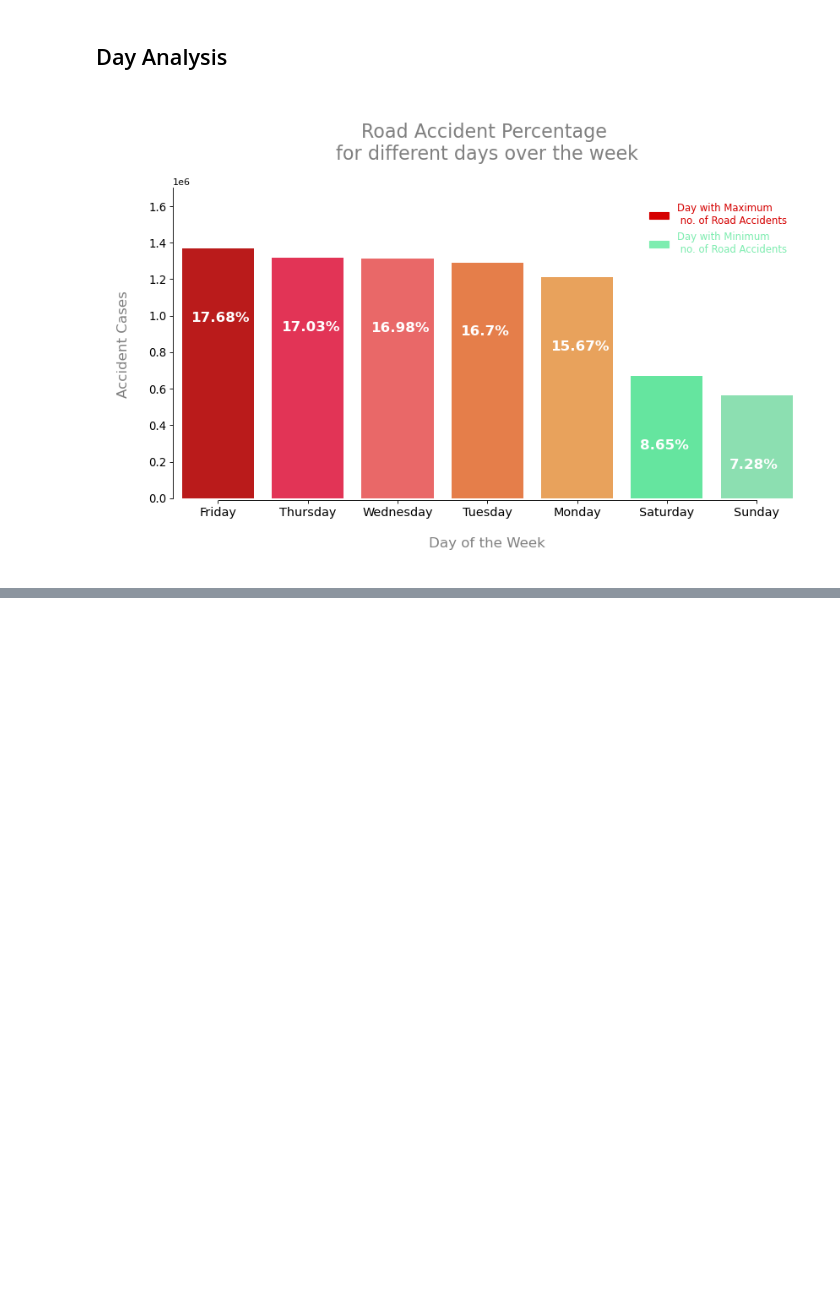
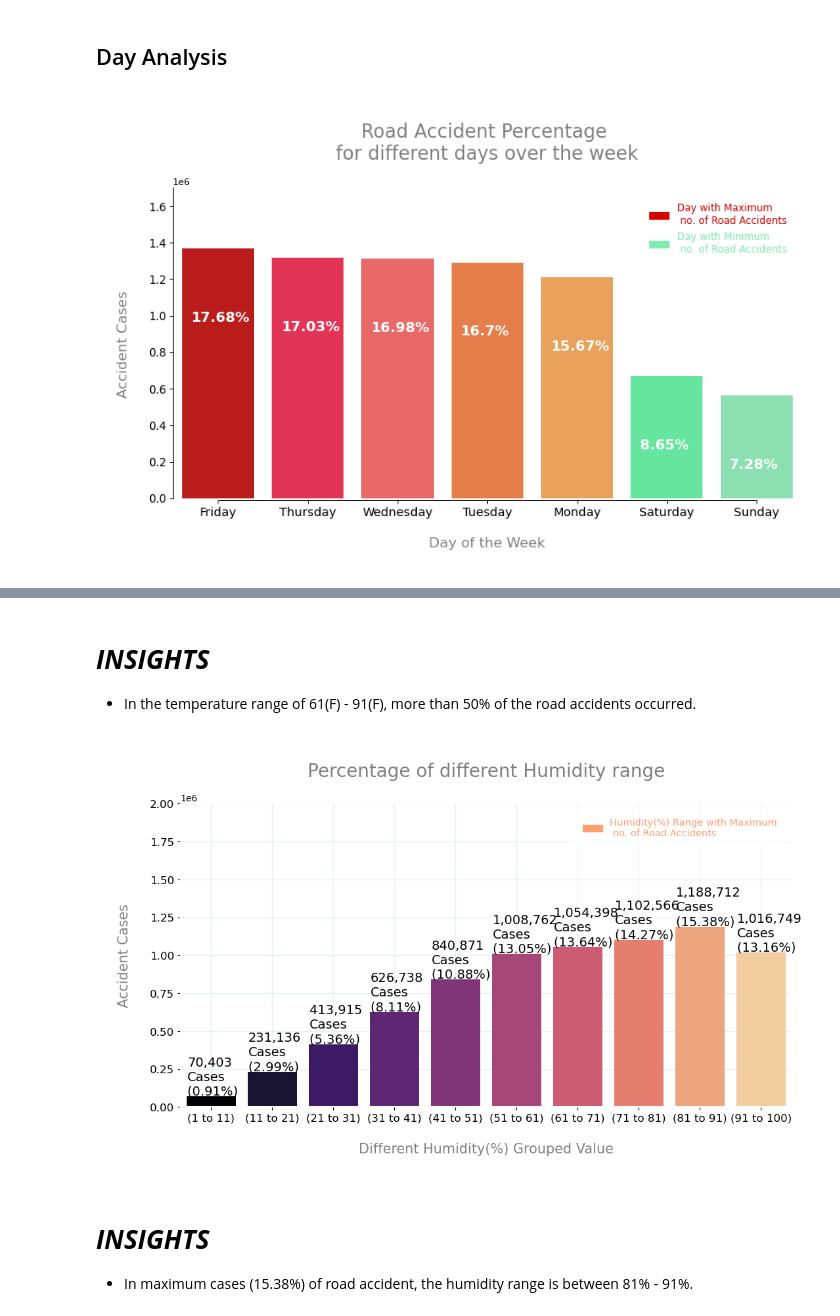
Before and after one commit to humbleOldSage/EDA-for-US-Accident-Data, a Jupyter notebook: us-accident-analysis.ipynb, the cells around one changed output, grey strips where cells are left out. Drawn from its saved outputs; the diff is of its cells as text; code cells hidden in the pictures; blank space fills up the shorter version.

```diff
--- a/us-accident-analysis.ipynb
+++ b/us-accident-analysis.ipynb
@@ -775,0 +810,16 @@ INSIGHTS
+# %% [markdown]
+# ***INSIGHTS***
+
+* In the temperature range of 61(F) - 91(F), more than 50% of the road accidents occurred.
+# %%
+Humidity_intervals, Humidity_labels = generate_intervals_labels('Humidity(%)', 10, 10)
+
+Feature_Bin_Plot(df, 'Humidity(%)', 'magma', Humidity_intervals, Humidity_labels,
+                 (12, 6), 14, (0, 2000000), [0.01, 10000], '\nPercentage of different Humidity range\n')
+# %% [output]
+[figure, added]
+# %% [markdown]
+
+# ***INSIGHTS***
+
+* In maximum cases (15.38%) of road accident, the humidity range is between 81% - 91%.
```
Also changed, not shown: parts of 23 cells of this notebook.
